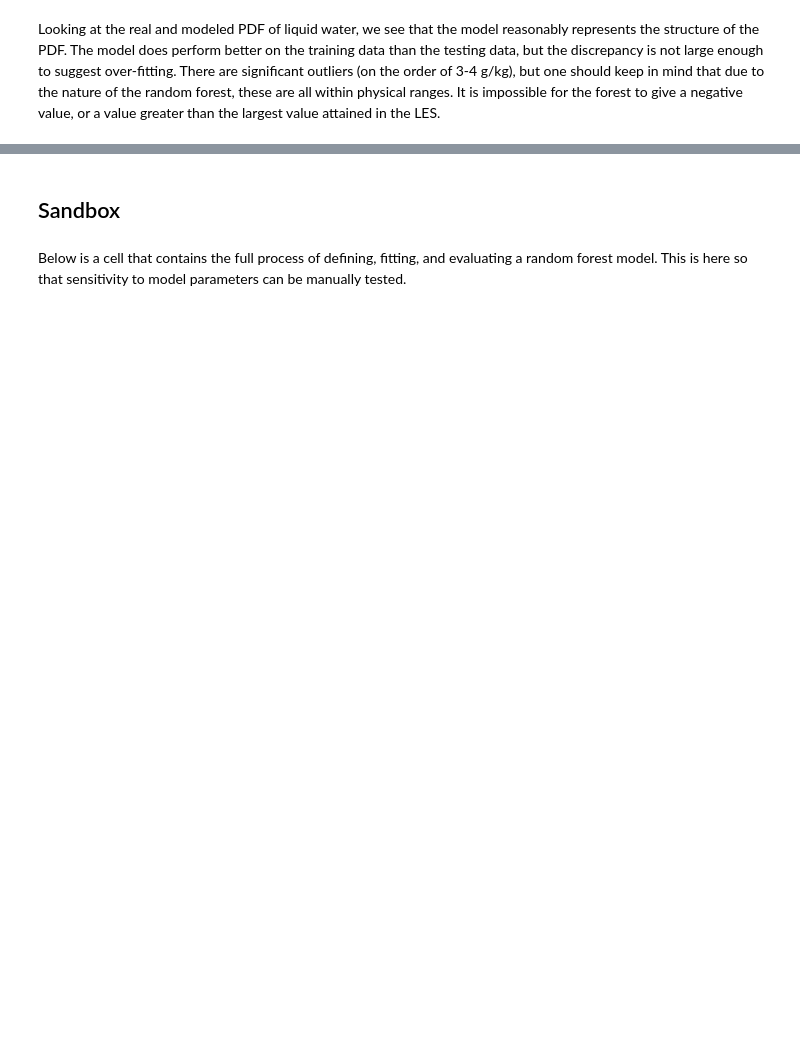
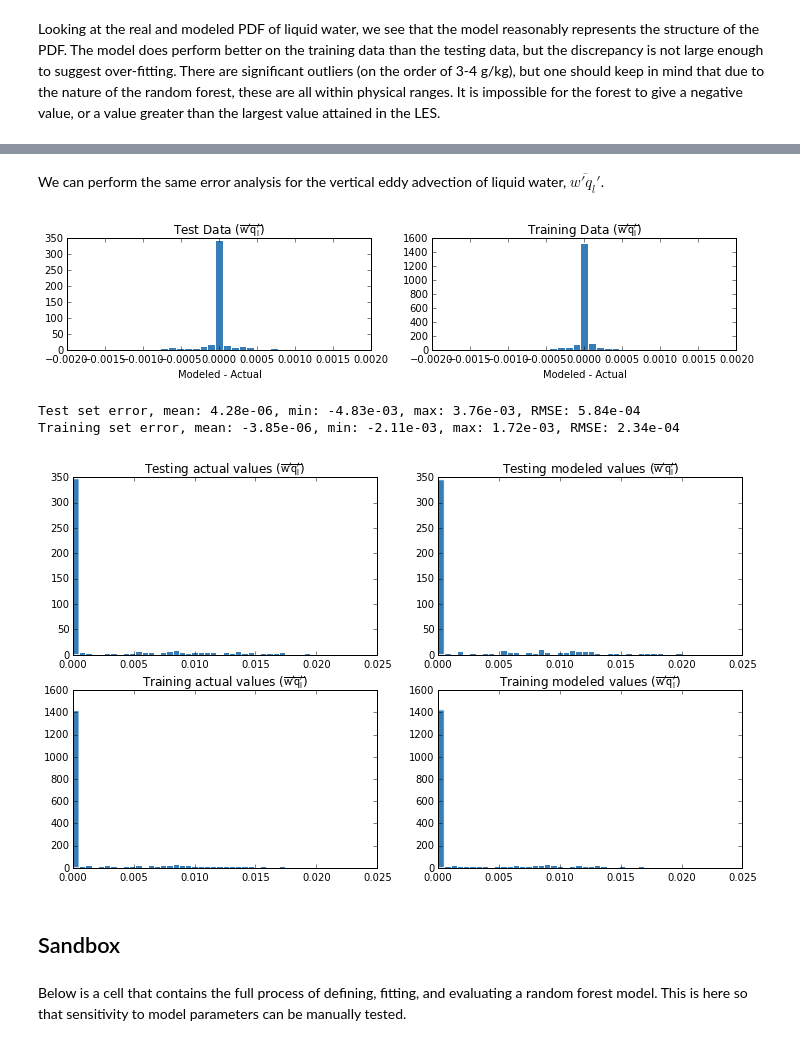
Before and after one commit to mcgibbon/ipython-notebooks, a Jupyter notebook: HOC/BOMEX Random Forest (Liquid water only).ipynb, the cells around one changed output, grey strips where cells are left out. Cells and saved outputs as stored; diff of their text form; code cells hidden in the pictures; blank space fills up the shorter version.

```diff
--- a/HOC/BOMEX Random Forest (Liquid water only).ipynb
+++ b/HOC/BOMEX Random Forest (Liquid water only).ipynb
@@ -240,3 +242,44 @@ plt.show()
+# %% [markdown]
+We can perform the same error analysis for the vertical eddy advection of liquid water, $\overline{w'q_l'}$.
+# %%
+fig, ax = plt.subplots(1, 2, figsize=(12, 2))
+ax[0].hist(modeled_test_values[:, 1] - actual_test_values[:, 1], bins=np.linspace(-0.002, 0.002, 40))
+ax[0].set_xlabel('Modeled - Actual')
+ax[0].set_title("Test Data ($\overline{w'q_l'}$)")
+ax[0].set_xlim(-0.002, 0.002)
+
+ax[1].hist(modeled_training_values[:, 1] - actual_training_values[:, 1], bins=np.linspace(-0.002, 0.002, 40))
+ax[1].set_xlabel('Modeled - Actual')
+ax[1].set_title("Training Data ($\overline{w'q_l'}$)")
+ax[1].set_xlim(-0.002, 0.002)
+plt.show()
+
+test_errors = modeled_test_values[:, 1] - actual_test_values[:, 1]
+training_errors = modeled_training_values[:, 1] - actual_training_values[:, 1]
+
+print('Test set error, mean: {:.2e}, min: {:.2e}, max: {:.2e}, RMSE: {:.2e}'.format(
+        test_errors.mean(), test_errors.min(), test_errors.max(), test_errors.std()))
+print('Training set error, mean: {:.2e}, min: {:.2e}, max: {:.2e}, RMSE: {:.2e}'.format(
+        training_errors.mean(), training_errors.min(),
+        training_errors.max(), training_errors.std()))
+fig, ax = plt.subplots(2,2, figsize=(12, 7))
+ax[0, 0].hist(actual_test_values[:, 1], bins=np.linspace(0, 0.02, 40))
+ax[0, 0].set_title("Testing actual values ($\overline{w'q_l'}$)")
+
+ax[0, 1].hist(modeled_test_values[:, 1], bins=np.linspace(0, 0.02, 40))
+ax[0, 1].set_title("Testing modeled values ($\overline{w'q_l'}$)")
+
+ax[1, 0].hist(actual_training_values[:, 1], bins=np.linspace(0, 0.02, 40))
+ax[1, 0].set_title("Training actual values ($\overline{w'q_l'}$)")
+
+ax[1, 1].hist(modeled_training_values[:, 1], bins=np.linspace(0, 0.02, 40))
+ax[1, 1].set_title("Training modeled values ($\overline{w'q_l'}$)")
+plt.show()
+# %% [output]
+[figure, added]
+Test set error, mean: 4.28e-06, min: -4.83e-03, max: 3.76e-03, RMSE: 5.84e-04
+Training set error, mean: -3.85e-06, min: -2.11e-03, max: 1.72e-03, RMSE: 2.34e-04
+[figure, added]
 # %% [markdown]
 ## Sandbox
 # %% [markdown]
```
Also changed, not shown: parts of 10 cells of this notebook.
